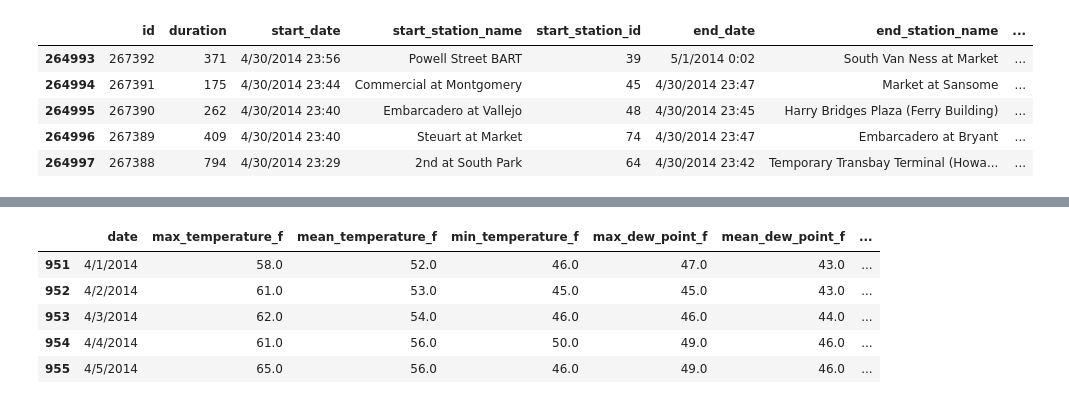
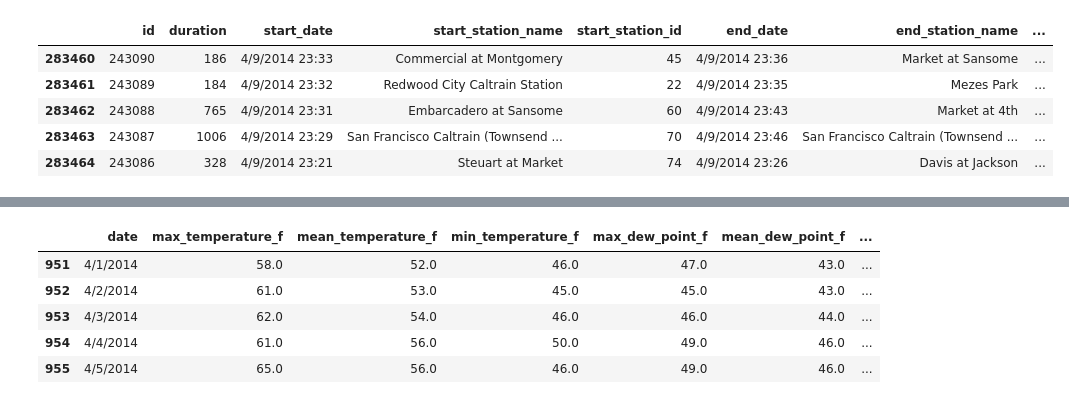
Before and after one commit to LeoCenturion/tp1_datos, a Jupyter notebook: Viajes_vs_clima.ipynb, the cells around one changed output, grey strips where cells are left out. Saved outputs shown, nothing was run; the diff lists cells and outputs as text; code cells hidden in the pictures.

```diff
--- a/Viajes_vs_clima.ipynb
+++ b/Viajes_vs_clima.ipynb
@@ -6,15 +6,15 @@ from datetime import datetime
 # %%
 #Archivo de duracion de los viajes
 trips_all=pd.read_csv("trip.csv")
-trips=trips_all.loc[trips_all.start_date.str.contains('4/'+'\S\S'+'/2014')]
+trips=trips_all.loc[trips_all.start_date.str.contains('4/'+'\S'+'/2014')]
 trips.head()
 # %% [output]
 |  | id | duration | start_date | start_station_name | start_station_id | end_date | end_station_name | ... |
-| 264993 | 267392 | 371 | 4/30/2014 23:56 | Powell Street BART | 39 | 5/1/2014 0:02 | South Van Ness at Market | ... |
-| 264994 | 267391 | 175 | 4/30/2014 23:44 | Commercial at Montgomery | 45 | 4/30/2014 23:47 | Market at Sansome | ... |
-| 264995 | 267390 | 262 | 4/30/2014 23:40 | Embarcadero at Vallejo | 48 | 4/30/2014 23:45 | Harry Bridges Plaza (Ferry Building) | ... |
-| 264996 | 267389 | 409 | 4/30/2014 23:40 | Steuart at Market | 74 | 4/30/2014 23:47 | Embarcadero at Bryant | ... |
-| 264997 | 267388 | 794 | 4/30/2014 23:29 | 2nd at South Park | 64 | 4/30/2014 23:42 | Temporary Transbay Terminal (Howa... | ... |
+| 283460 | 243090 | 186 | 4/9/2014 23:33 | Commercial at Montgomery | 45 | 4/9/2014 23:36 | Market at Sansome | ... |
+| 283461 | 243089 | 184 | 4/9/2014 23:32 | Redwood City Caltrain Station | 22 | 4/9/2014 23:35 | Mezes Park | ... |
+| 283462 | 243088 | 765 | 4/9/2014 23:31 | Embarcadero at Sansome | 60 | 4/9/2014 23:43 | Market at 4th | ... |
+| 283463 | 243087 | 1006 | 4/9/2014 23:29 | San Francisco Caltrain (Townsend ... | 70 | 4/9/2014 23:46 | San Francisco Caltrain (Townsend ... | ... |
+| 283464 | 243086 | 328 | 4/9/2014 23:21 | Steuart at Market | 74 | 4/9/2014 23:26 | Davis at Jackson | ... |
 # %%
 #trips[trips['start_day']== datetime(2014,4,9)]
 #trips.sort_values('start_date')
```
Also changed, not shown: parts of 12 cells of this notebook.
